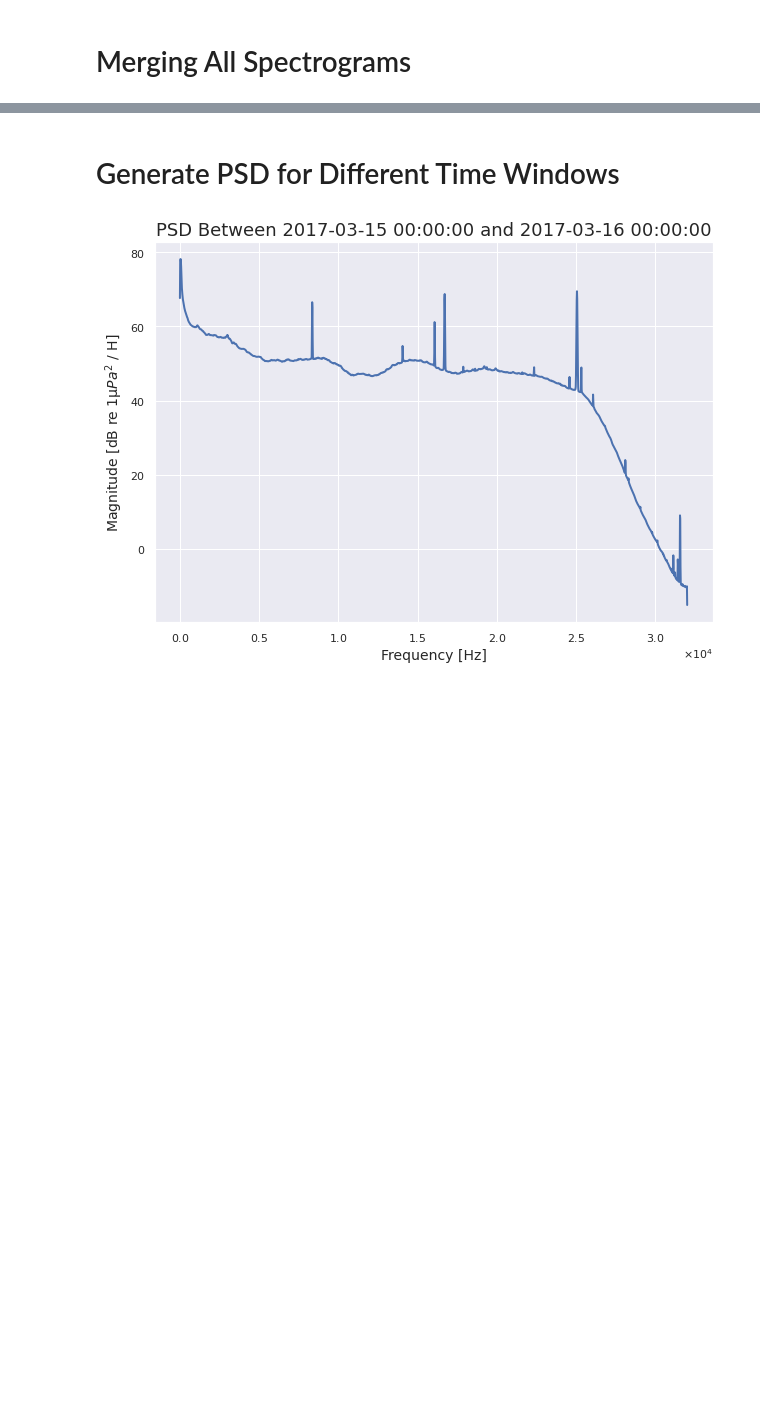
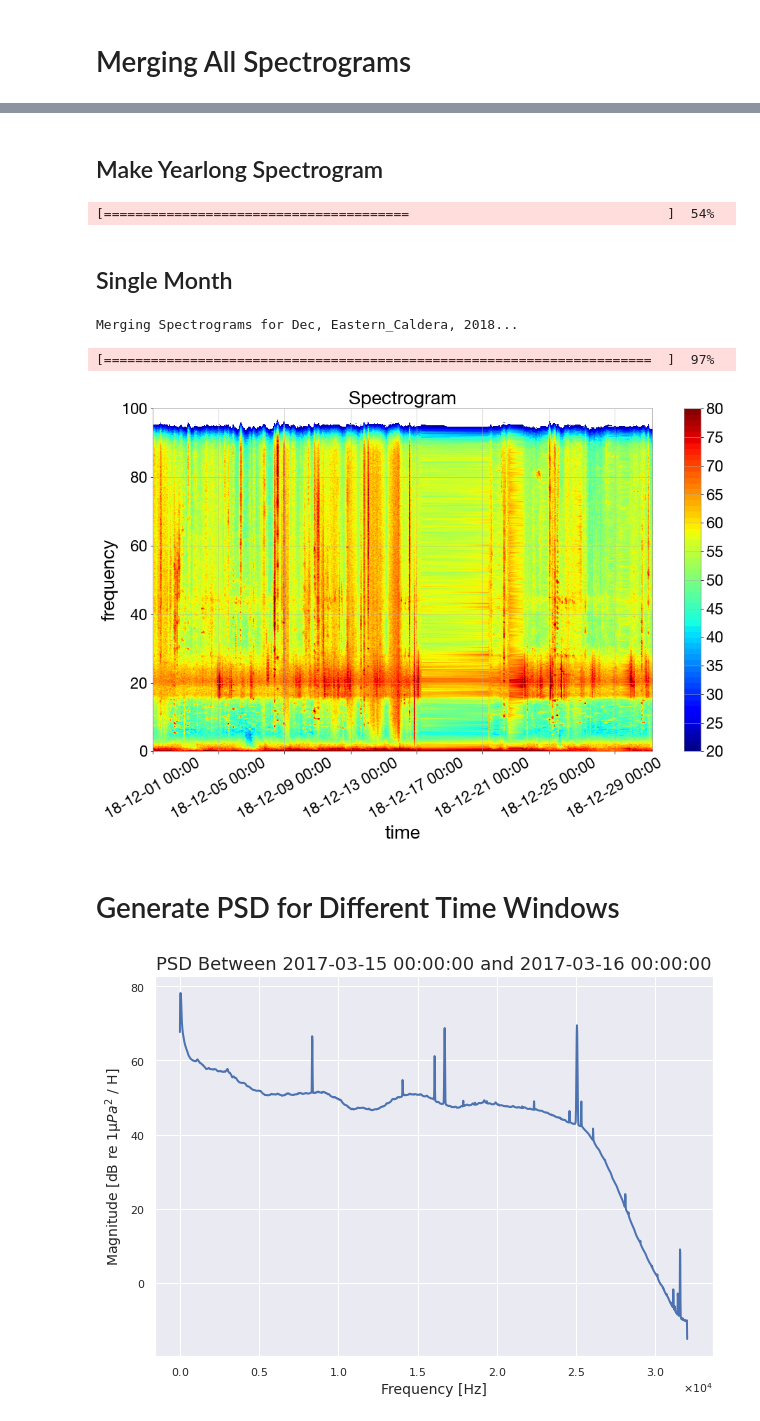
Before and after one commit to John-Ragland/compute_spectrogams, a Jupyter notebook: compute_spectrogram.ipynb, the cells around one changed output, grey strips where cells are left out. Cells and saved outputs as stored; diff of their text form; code cells hidden in the pictures; blank space fills up the shorter version.

```diff
--- a/compute_spectrogram.ipynb
+++ b/compute_spectrogram.ipynb
@@ -182,3 +166,21 @@ spec_full.visualize(xlabel_rot=30,res_reduction_time=10, fmax=100, filename='Sou
+# %% [markdown]
+## Make Yearlong Spectrogram
+# %%
+import spec_tools
+file_dir = "/Volumes/John's Passport/Spectrograms/Central_Caldera/2016"
+times, freq, values = spec_tools.merge(0,8784,file_dir)
+# %% [output]
+[=======================================                                 ]  54%
+# %% [markdown]
+## Single Month
+# %%
+spec_dir = "/Volumes/John's Passport/Spectrograms/Eastern_Caldera/2018"
+
+spec_tools.single_month(spec_dir,12)
+# %% [output]
+Merging Spectrograms for Dec, Eastern_Caldera, 2018...
+[======================================================================  ]  97%
+[figure, added]
 # %% [markdown]
 
 # Generate PSD for Different Time Windows
```
Also changed, not shown: parts of 18 cells of this notebook, 7 other files.
